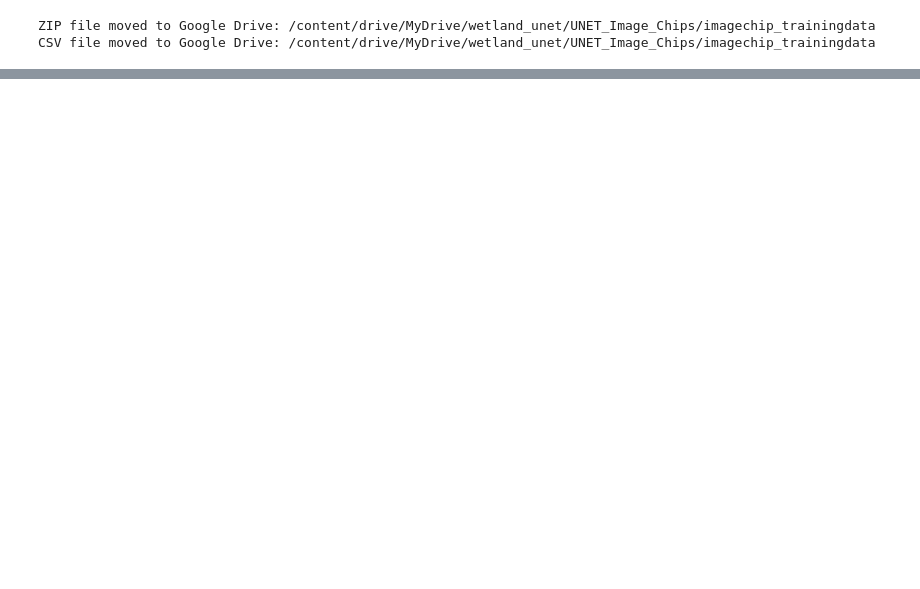
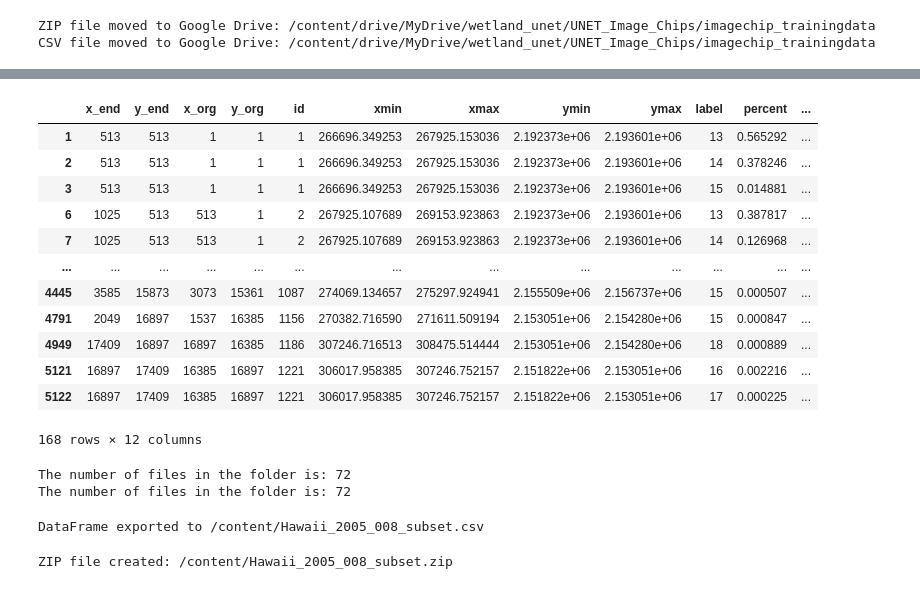
Before and after one commit to aml7hawaiiedu/CCAPLandCoverProject, a Jupyter notebook: CCAP_UNET_processing_Fall2023.ipynb, the cells around one changed output, grey strips where cells are left out. Saved outputs shown, nothing was run; the diff lists cells and outputs as text; code cells hidden in the pictures; blank space fills up the shorter version.

```diff
--- a/CCAP_UNET_processing_Fall2023.ipynb
+++ b/CCAP_UNET_processing_Fall2023.ipynb
@@ -267,0 +262,2 @@ CSV file moved to Google Drive: /content/drive/MyDrive/wetland_unet/UNET_Image_C
+# %%
+df = pd.read_csv('/content/CCAP/content/Hawaii_2005_008/Hawaii_2005_008.csv')
@@ -267,0 +280,21 @@ CSV file moved to Google Drive: /content/drive/MyDrive/wetland_unet/UNET_Image_C
+# %%
+subset_df = df[(df['label'] > 12) & (df['label'] < 19)]
+# %%
+subset_df = subset_df.copy()  # Create a copy of the subset DataFrame to avoid modifying the original
+subset_df['tif_name'] = subset_df['x_org'].astype(str) + "_" + subset_df['y_org'].astype(str) + ".tif"
+# %%
+subset_df
+# %% [output]
+|  | x_end | y_end | x_org | y_org | id | xmin | xmax | ymin | ymax | label | percent | ... |
+| 1 | 513 | 513 | 1 | 1 | 1 | 266696.349253 | 267925.153036 | 2.192373e+06 | 2.193601e+06 | 13 | 0.565292 | ... |
+| 2 | 513 | 513 | 1 | 1 | 1 | 266696.349253 | 267925.153036 | 2.192373e+06 | 2.193601e+06 | 14 | 0.378246 | ... |
+| 3 | 513 | 513 | 1 | 1 | 1 | 266696.349253 | 267925.153036 | 2.192373e+06 | 2.193601e+06 | 15 | 0.014881 | ... |
+| 6 | 1025 | 513 | 513 | 1 | 2 | 267925.107689 | 269153.923863 | 2.192373e+06 | 2.193601e+06 | 13 | 0.387817 | ... |
+| 7 | 1025 | 513 | 513 | 1 | 2 | 267925.107689 | 269153.923863 | 2.192373e+06 | 2.193601e+06 | 14 | 0.126968 | ... |
+| ... | ... | ... | ... | ... | ... | ... | ... | ... | ... | ... | ... | ... |
+| 4445 | 3585 | 15873 | 3073 | 15361 | 1087 | 274069.134657 | 275297.924941 | 2.155509e+06 | 2.156737e+06 | 15 | 0.000507 | ... |
+| 4791 | 2049 | 16897 | 1537 | 16385 | 1156 | 270382.716590 | 271611.509194 | 2.153051e+06 | 2.154280e+06 | 15 | 0.000847 | ... |
+| 4949 | 17409 | 16897 | 16897 | 16385 | 1186 | 307246.716513 | 308475.514444 | 2.153051e+06 | 2.154280e+06 | 18 | 0.000889 | ... |
+| 5121 | 16897 | 17409 | 16385 | 16897 | 1221 | 306017.958385 | 307246.752157 | 2.151822e+06 | 2.153051e+06 | 16 | 0.002216 | ... |
+| 5122 | 16897 | 17409 | 16385 | 16897 | 1221 | 306017.958385 | 307246.752157 | 2.151822e+06 | 2.153051e+06 | 17 | 0.000225 | ... |
+168 rows × 12 columns
@@ -267,0 +325,28 @@ CSV file moved to Google Drive: /content/drive/MyDrive/wetland_unet/UNET_Image_C
+# %%
+# NEW images and labels folder: how many files are there?
+new_img = '/content/Hawaii_2005_008/Images'
+new_img_files = os.listdir(new_img)
+new_img_count = len(new_img_files)
+print(f'The number of files in the folder is: {new_img_count}')
+new_label = '/content/Hawaii_2005_008/Labels'
+new_label_files = os.listdir(new_label)
+new_label_count = len(new_label_files)
+print(f'The number of files in the folder is: {new_label_count}')
+# %% [output]
+The number of files in the folder is: 72
+The number of files in the folder is: 72
+# %%
+# Define the file path where you want to save the CSV file
+csv_file_path = '/content/Hawaii_2005_008_subset.csv'
+subset_df.to_csv(csv_file_path, index=False)
+print(f"DataFrame exported to {csv_file_path}")
+# %% [output]
+DataFrame exported to /content/Hawaii_2005_008_subset.csv
+# %%
+# Define the path to the 'wetland_categories' folder
+folder_to_zip = '/content/Hawaii_2005_008'
+zip_file_path = '/content/Hawaii_2005_008_subset.zip'
+shutil.make_archive(zip_file_path[:-4], 'zip', folder_to_zip)
+print(f'ZIP file created: {zip_file_path}')
+# %% [output]
+ZIP file created: /content/Hawaii_2005_008_subset.zip
```
Also changed, not shown: parts of 42 cells of this notebook.
